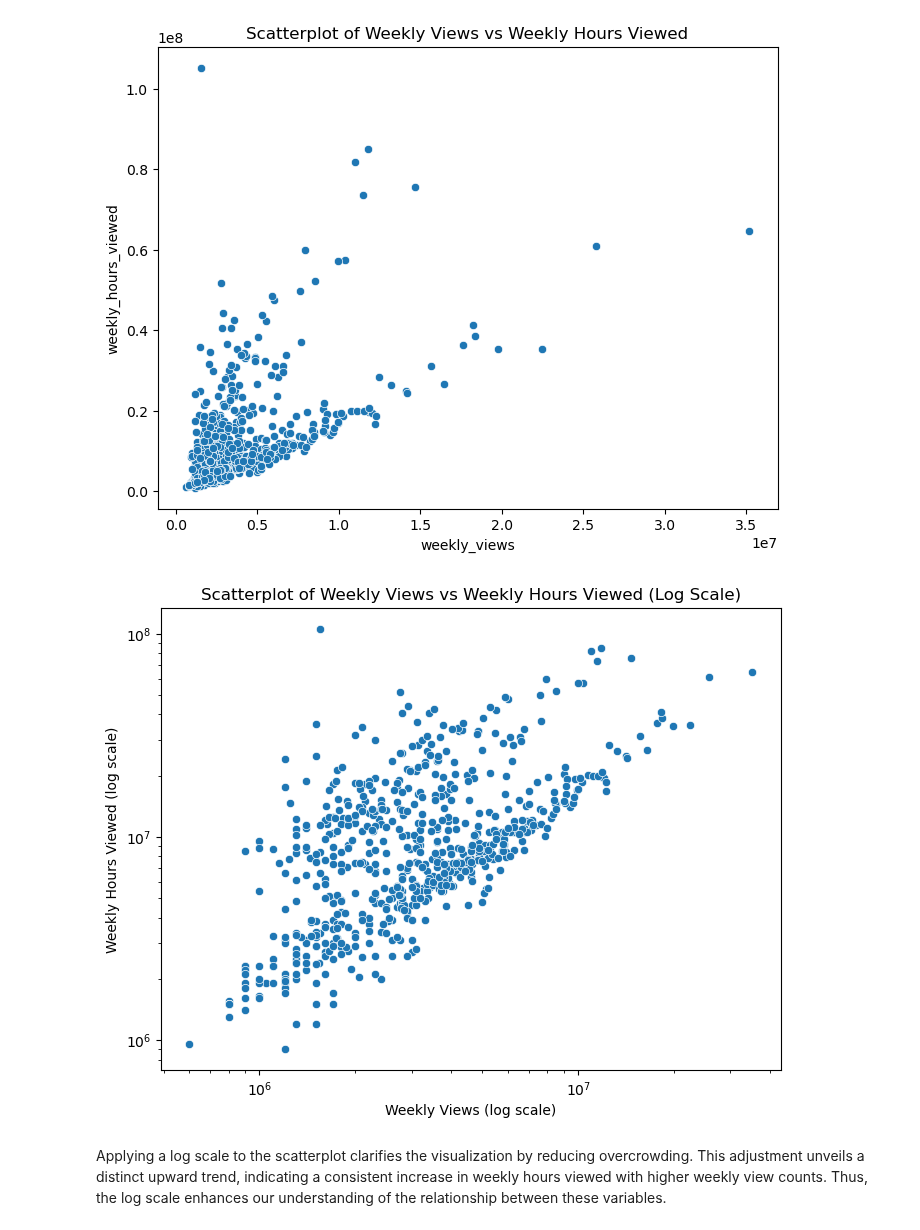
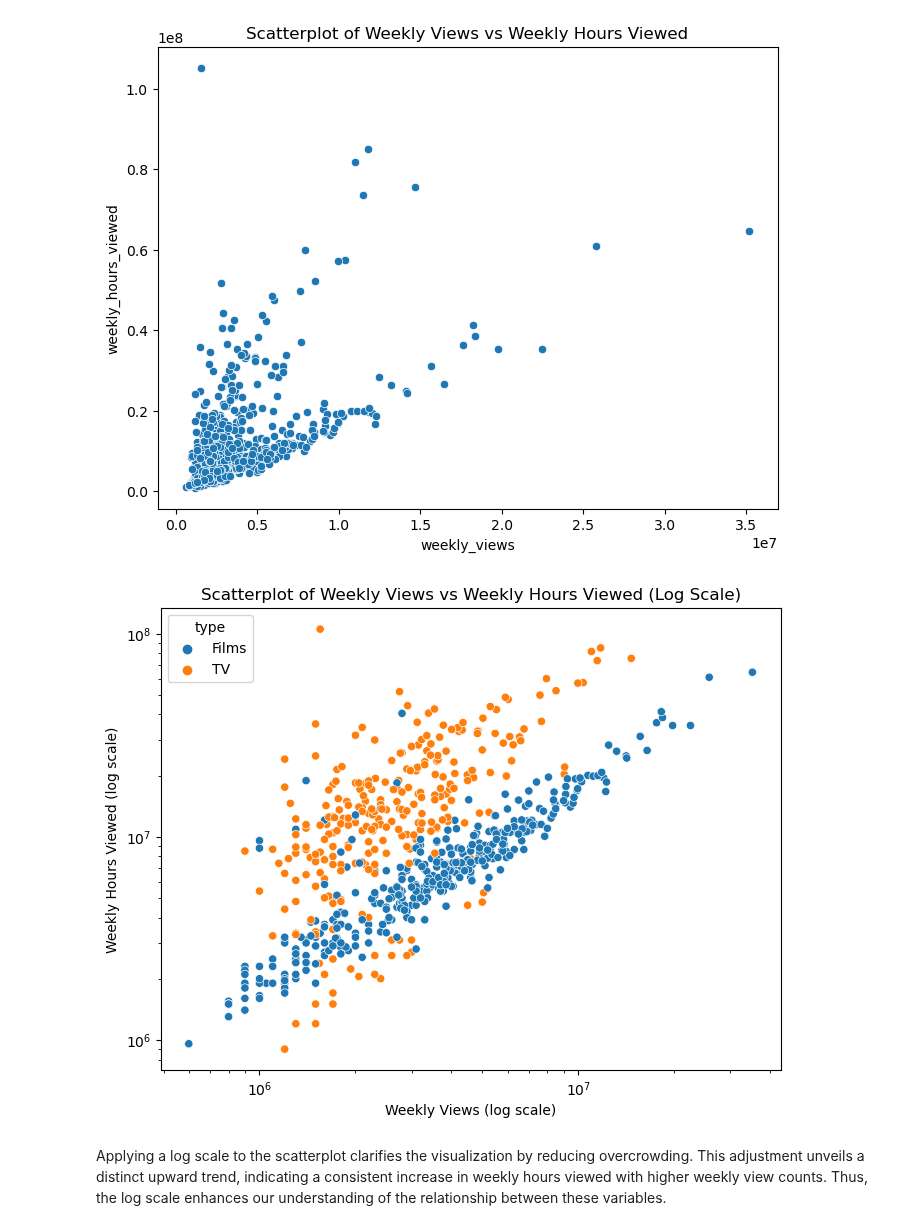
Before and after one commit to adelaidad/ORIE4741FinalProject, a Jupyter notebook: datasetconstruction.ipynb, the cells around one changed output. Cells and saved outputs as stored; diff of their text form; code cells hidden in the pictures.

Commit message:
added plots

```diff
--- a/datasetconstruction.ipynb
+++ b/datasetconstruction.ipynb
@@ -177,14 +177,14 @@ plt.show()
 # %%
 #Applying log scale for above^
 plt.figure(figsize=(8, 6))
-sns.scatterplot(x='weekly_views', y='weekly_hours_viewed', data=grouped_df)
+sns.scatterplot(x='weekly_views', y='weekly_hours_viewed', hue='type', data=grouped_df)
 plt.xscale('log')
 plt.yscale('log')
 plt.title('Scatterplot of Weekly Views vs Weekly Hours Viewed (Log Scale)')
 plt.xlabel('Weekly Views (log scale)')
 plt.ylabel('Weekly Hours Viewed (log scale)')
 plt.show()
 # %% [output]
-[figure, old version]
+[figure, new version]
 # %% [markdown]
 Applying a log scale to the scatterplot clarifies the visualization by reducing overcrowding. This adjustment unveils a distinct upward trend, indicating a consistent increase in weekly hours viewed with higher weekly view counts. Thus, the log scale enhances our understanding of the relationship between these variables.
```
Also changed, not shown: parts of 1 cell of this notebook.
